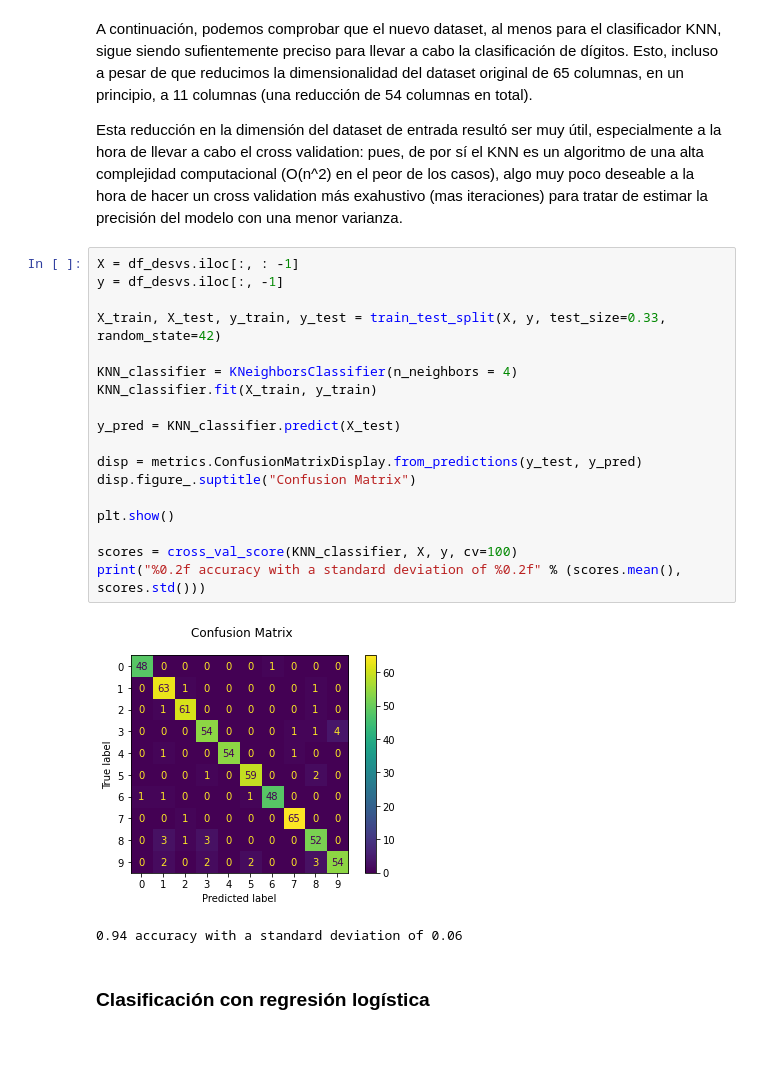
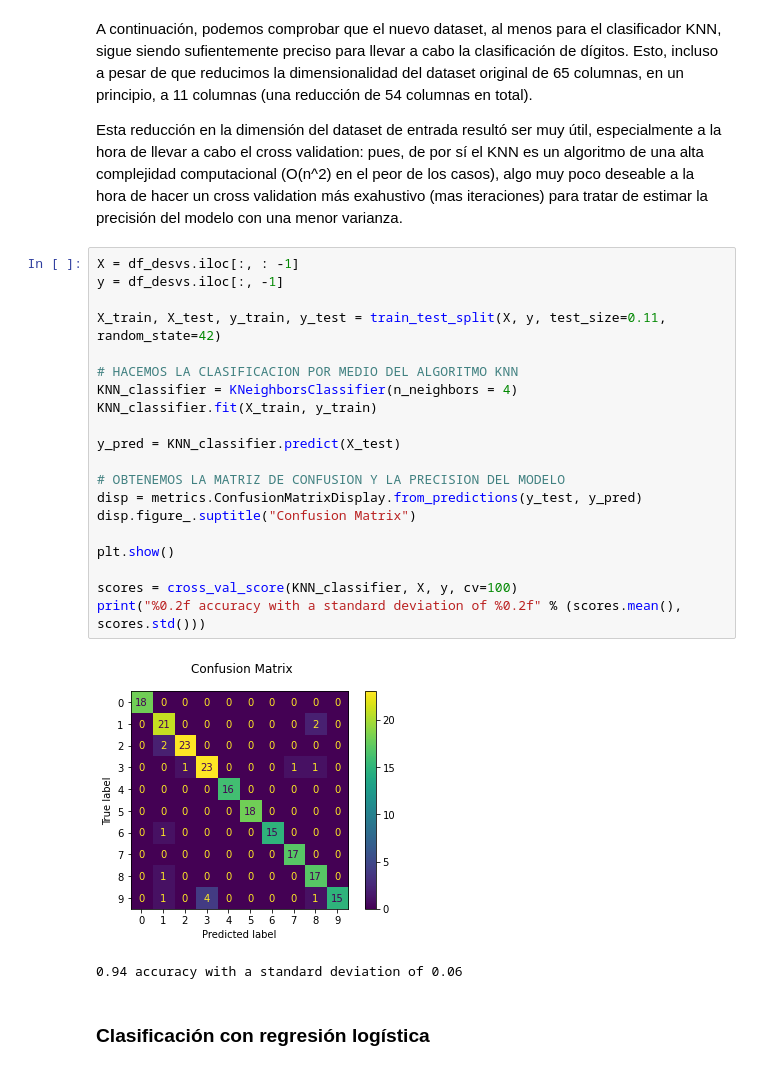
Before and after one commit to estebanhernandezr/Entregas-Semanales, a Jupyter notebook: Untitled22.ipynb, the cells around one changed output. Cells and saved outputs as stored; diff of their text form.

```diff
--- a/Untitled22.ipynb
+++ b/Untitled22.ipynb
@@ -402,23 +403,25 @@ Esta reducción en la dimensión del dataset de entrada resultó ser muy útil,
 # %%
 X = df_desvs.iloc[:, : -1]
 y = df_desvs.iloc[:, -1]
 
-X_train, X_test, y_train, y_test = train_test_split(X, y, test_size=0.33, random_state=42)
+X_train, X_test, y_train, y_test = train_test_split(X, y, test_size=0.11, random_state=42)
 
+# HACEMOS LA CLASIFICACION POR MEDIO DEL ALGORITMO KNN
 KNN_classifier = KNeighborsClassifier(n_neighbors = 4)
 KNN_classifier.fit(X_train, y_train)
 
 y_pred = KNN_classifier.predict(X_test)
 
+# OBTENEMOS LA MATRIZ DE CONFUSION Y LA PRECISION DEL MODELO
 disp = metrics.ConfusionMatrixDisplay.from_predictions(y_test, y_pred)
 disp.figure_.suptitle("Confusion Matrix")
 
 plt.show()
 
 scores = cross_val_score(KNN_classifier, X, y, cv=100)
 print("%0.2f accuracy with a standard deviation of %0.2f" % (scores.mean(), scores.std()))
 # %% [output]
-[figure, old version]
+[figure, new version]
 0.94 accuracy with a standard deviation of 0.06
 # %% [markdown]
 ### **Clasificación con regresión logística**
```
Also changed, not shown: parts of 9 cells of this notebook.
